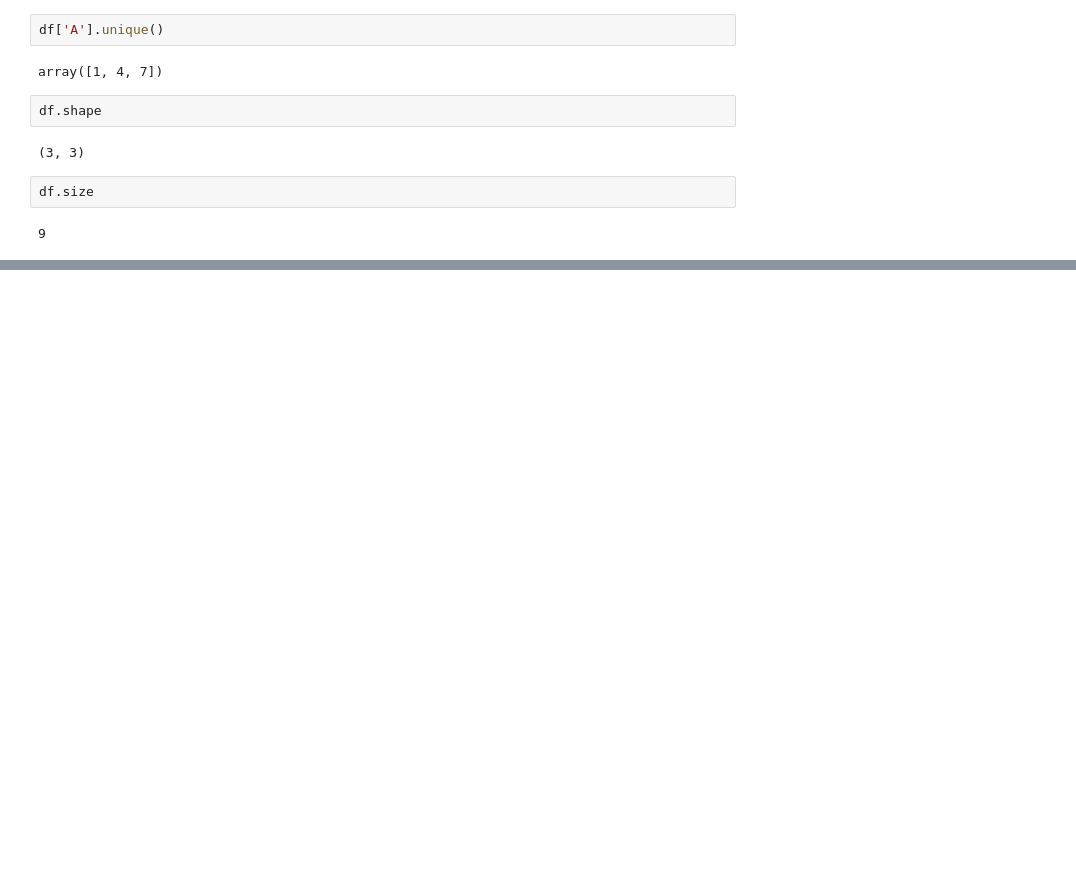
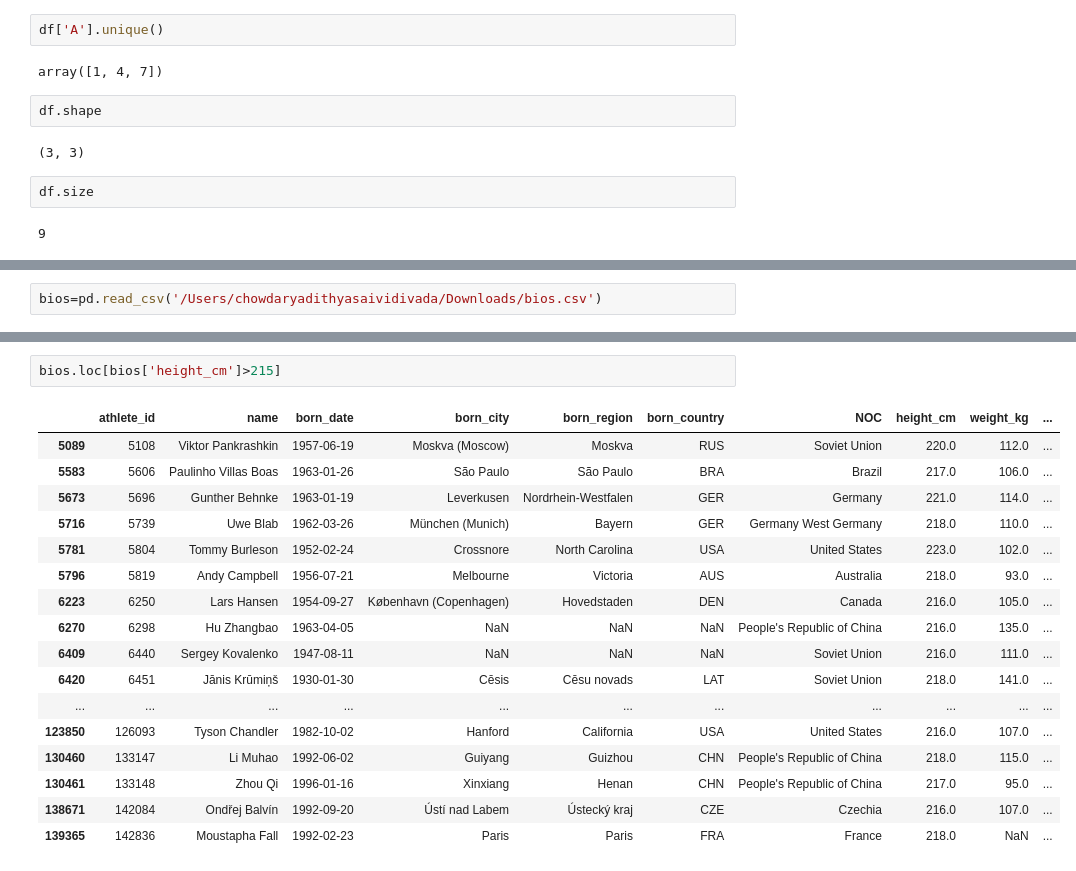
Before and after one commit to adityasaicareer/Pandas, a Jupyter notebook: pandas_prac.ipynb, the cells around one changed output, grey strips where cells are left out. Saved outputs shown, nothing was run; the diff lists cells and outputs as text; blank space fills up the shorter version.

```diff
--- a/pandas_prac.ipynb
+++ b/pandas_prac.ipynb
@@ -101,0 +200,2 @@ df.size
+# %%
+bios=pd.read_csv('/Users/chowdaryadithyasaividivada/Downloads/bios.csv')
@@ -101,0 +597,20 @@ df.size
+# %%
+bios.loc[bios['height_cm']>215]
+# %% [output]
+|  | athlete_id | name | born_date | born_city | born_region | born_country | NOC | height_cm | weight_kg | ... |
+| 5089 | 5108 | Viktor Pankrashkin | 1957-06-19 | Moskva (Moscow) | Moskva | RUS | Soviet Union | 220.0 | 112.0 | ... |
+| 5583 | 5606 | Paulinho Villas Boas | 1963-01-26 | São Paulo | São Paulo | BRA | Brazil | 217.0 | 106.0 | ... |
+| 5673 | 5696 | Gunther Behnke | 1963-01-19 | Leverkusen | Nordrhein-Westfalen | GER | Germany | 221.0 | 114.0 | ... |
+| 5716 | 5739 | Uwe Blab | 1962-03-26 | München (Munich) | Bayern | GER | Germany West Germany | 218.0 | 110.0 | ... |
+| 5781 | 5804 | Tommy Burleson | 1952-02-24 | Crossnore | North Carolina | USA | United States | 223.0 | 102.0 | ... |
+| 5796 | 5819 | Andy Campbell | 1956-07-21 | Melbourne | Victoria | AUS | Australia | 218.0 | 93.0 | ... |
+| 6223 | 6250 | Lars Hansen | 1954-09-27 | København (Copenhagen) | Hovedstaden | DEN | Canada | 216.0 | 105.0 | ... |
+| 6270 | 6298 | Hu Zhangbao | 1963-04-05 | NaN | NaN | NaN | People's Republic of China | 216.0 | 135.0 | ... |
+| 6409 | 6440 | Sergey Kovalenko | 1947-08-11 | NaN | NaN | NaN | Soviet Union | 216.0 | 111.0 | ... |
+| 6420 | 6451 | Jānis Krūmiņš | 1930-01-30 | Cēsis | Cēsu novads | LAT | Soviet Union | 218.0 | 141.0 | ... |
+| ... | ... | ... | ... | ... | ... | ... | ... | ... | ... | ... |
+| 123850 | 126093 | Tyson Chandler | 1982-10-02 | Hanford | California | USA | United States | 216.0 | 107.0 | ... |
+| 130460 | 133147 | Li Muhao | 1992-06-02 | Guiyang | Guizhou | CHN | People's Republic of China | 218.0 | 115.0 | ... |
+| 130461 | 133148 | Zhou Qi | 1996-01-16 | Xinxiang | Henan | CHN | People's Republic of China | 217.0 | 95.0 | ... |
+| 138671 | 142084 | Ondřej Balvín | 1992-09-20 | Ústí nad Labem | Ústecký kraj | CZE | Czechia | 216.0 | 107.0 | ... |
+| 139365 | 142836 | Moustapha Fall | 1992-02-23 | Paris | Paris | FRA | France | 218.0 | NaN | ... |
```
Also changed, not shown: parts of 55 cells of this notebook.
